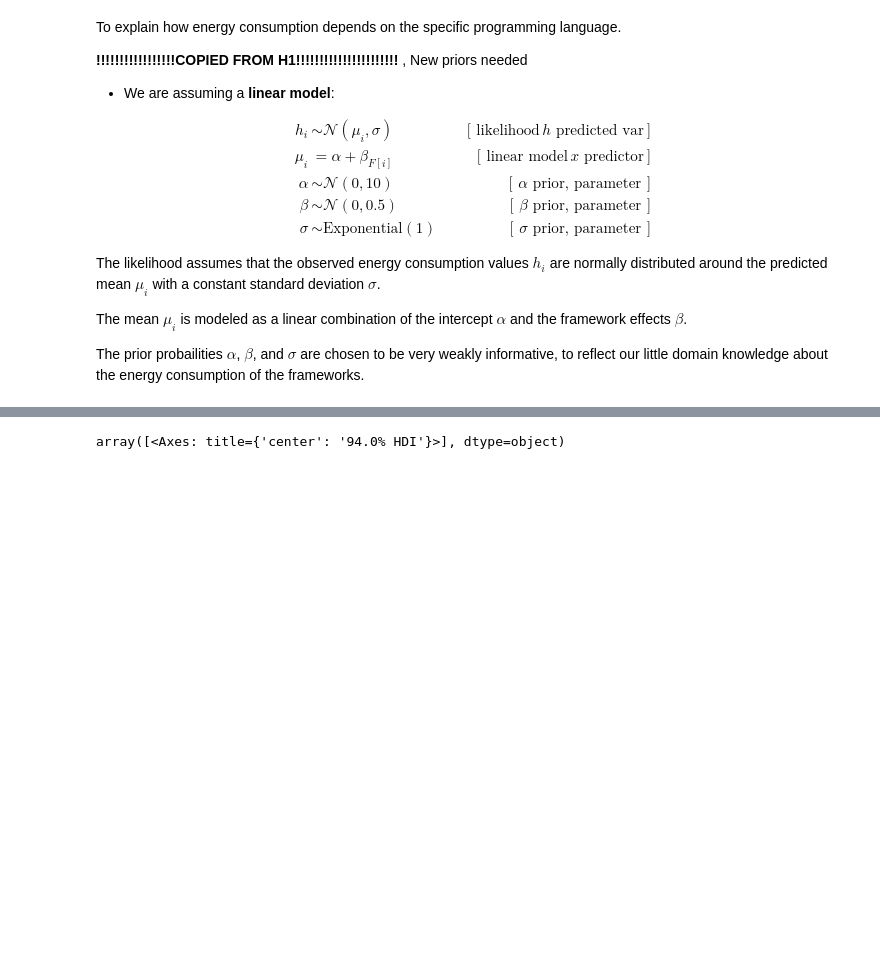
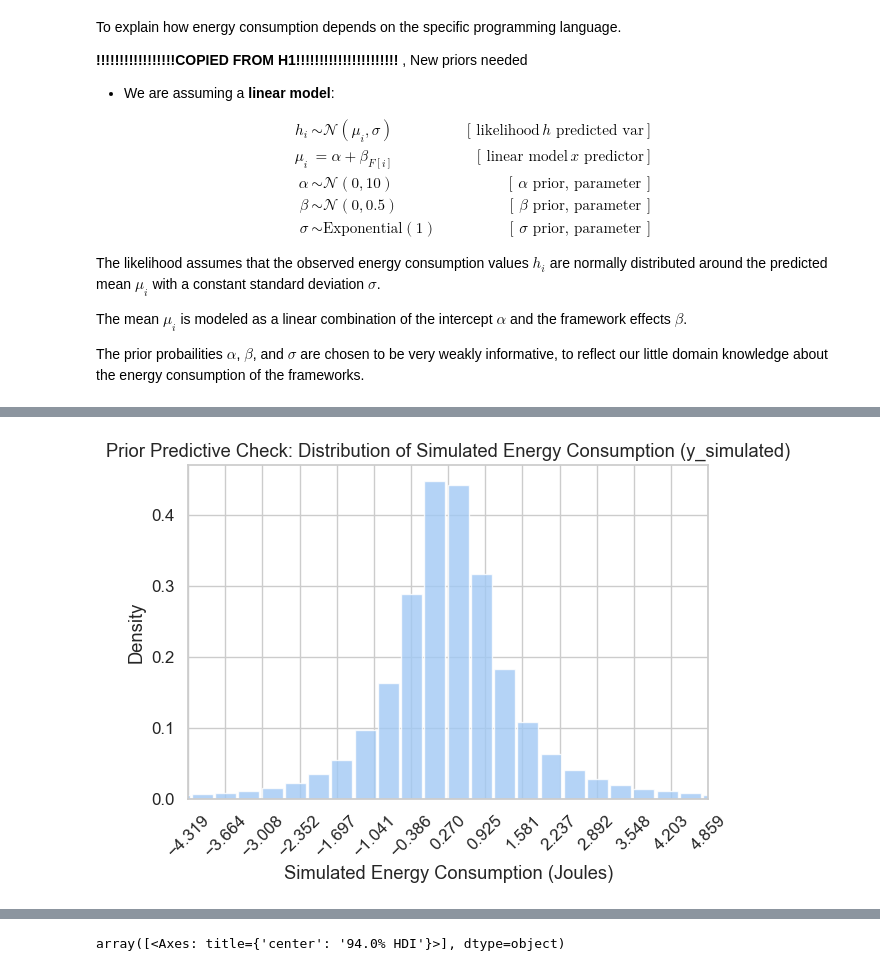
Before and after one commit to sanderengel/prpro_exam_2025, a Jupyter notebook: main-question.ipynb, the cells around one changed output, grey strips where cells are left out. Cells and saved outputs as stored; diff of their text form; code cells hidden in the pictures; blank space fills up the shorter version.

Commit message:
updated priors and predictive chekcs

```diff
--- a/main-question.ipynb
+++ b/main-question.ipynb
@@ -459,0 +475,94 @@ Prior probabilities reasoning:
+# %%
+# Number of beta coefficients (number of non-baseline frameworks)
+# This assumes 'X' is the DataFrame of dummy variables
+num_framework_betas = X.shape[1]
+
+# Define the model for prior predictive checks
+with pm.Model() as model_h1_prior_pred:
+    # Priors as specified in markdown cell 624665df
+    alpha = pm.Normal("alpha", mu = .3, sigma = .5)
+    betas = pm.Normal("betas", mu = 0, sigma = .2, shape=num_framework_betas)
+    sigma = pm.Exponential("sigma", lam = 1)
+
+    # Deterministic mu for inspection
+    mu_deterministic = pm.Deterministic("mu_values", alpha + pm.math.dot(X.values, betas))
+
+    # Likelihood for prior predictive sampling
+    y_simulated = pm.Normal("y_simulated", mu=mu_deterministic, sigma=sigma, shape=y.shape[0])
+
+    # Sample from the prior predictive distribution
+    prior_pred_samples_h1 = pm.sample_prior_predictive(samples = 500, random_seed = 42)
+
+
+# Plot the prior predictive distribution for simulated energy consumption (y_simulated)
+print("Plotting Prior Predictive Distribution for y_simulated (Energy Consumption):")
+simulated_y = prior_pred_samples_h1.prior["y_simulated"].stack(samples=("chain", "draw")).values # Stack simulated values
+az.plot_dist(simulated_y, kind = "hist", hist_kwargs = {'alpha': .8, 'bins': 100}) # Plot using ArviZ
+plt.xlabel("Simulated Energy Consumption (Joules)")
+plt.ylabel("Density")
+plt.title("Prior Predictive Check: Distribution of Simulated Energy Consumption (y_simulated)")
+x_llimit, x_ulimit = np.quantile(simulated_y, 0.01), np.quantile(simulated_y, 0.99)
+plt.xlim(x_llimit, x_ulimit) # Set x-axis limits to 5% and 95% quantiles
+plt.xticks(np.linspace(x_llimit, x_ulimit, num = 15), rotation = 45)
+plt.tight_layout()
+plt.show()
+
+# Plotting the prior predictive distribution for mu_values
+print("\nPlotting Prior Predictive Distribution for mu_values (Mean Energy Consumption):")
+mu_values = prior_pred_samples_h1.prior["mu_values"].stack(samples=("chain", "draw"))
+az.plot_dist(mu_values, kind="hist", hist_kwargs={'alpha': .8, 'bins': 50})
+plt.xlabel("Simulated Mean Energy Consumption (Joules)")
+plt.ylabel("Density")
+plt.title("Prior Predictive Check: Distribution of Simulated Mean Energy (mu_values)")
+x_min, x_max = np.min(mu_values), np.max(mu_values)
+x_ticks = np.linspace(x_min, x_max, num = 15)
+plt.xticks(x_ticks, rotation = 45)
+plt.tight_layout()
+plt.show()
+
+# Plotting the distributions of the priors themselves for alpha, betas, and sigma
+print("\nPlotting Prior Distributions for Parameters:")
+fig, axes = plt.subplots(1, 3, figsize = (18, 5))
+
+# Alphas
+alpha_values = prior_pred_samples_h1.prior["alpha"].stack(samples=("chain", "draw"))
+az.plot_dist(alpha_values, ax = axes[0], label = "alpha", kind = "hist", hist_kwargs = {'alpha': .8, 'bins': 30})
+x_ticks = np.linspace(np.min(alpha_values), np.max(alpha_values), num = 15)
+axes[0].set_xticks(x_ticks)
+axes[0].set_xticklabels(np.round(x_ticks, 2), rotation = 45)
+axes[0].set_title("Prior Distribution for alpha (Baseline Energy)")
+axes[0].set_xlabel("Value")
+axes[0].set_ylabel("Density")
+
+# Betas
+beta_values = prior_pred_samples_h1.prior["betas"].stack(samples = ("chain", "draw"))
+az.plot_dist(beta_values, ax = axes[1], label = "betas", kind = "hist", hist_kwargs = {'alpha': .8, 'bins': 30})
+x_ticks = np.linspace(np.min(beta_values), np.max(beta_values), num = 15)
+axes[1].set_xticks(x_ticks)
+axes[1].set_xticklabels(np.round(x_ticks, 2), rotation = 45)
+axes[1].set_title("Prior Distribution for betas (Framework Effects)")
+axes[1].set_xlabel("Value")
+axes[1].set_ylabel("Density")
+
+# Sigmas
+sigma_values = prior_pred_samples_h1.prior["sigma"].stack(samples = ("chain", "draw"))
+az.plot_dist(sigma_values, ax = axes[2], label = "sigma", kind = "hist", hist_kwargs = {'alpha': .8, 'bins': 30})
+x_ticks = np.linspace(np.min(sigma_values), np.max(sigma_values), num = 15)
+axes[2].set_xticks(x_ticks)
+axes[2].set_xticklabels(np.round(x_ticks, 2), rotation = 45)
+axes[2].set_title("Prior Distribution for sigma (Residual SD)")
+axes[2].set_xlabel("Value")
+axes[2].set_ylabel("Density")
+
+plt.tight_layout()
+plt.show()
+
+# Check for negative energy values
+simulated_y_flat = prior_pred_samples_h1.prior["y_simulated"].stack(samples=("chain", "draw")).values
+negative_y_percentage = np.mean(simulated_y_flat < 0) * 100
+print(f"\nPercentage of simulated energy consumption values (y_simulated) < 0: {negative_y_percentage:.2f}%")
+
+simulated_mu_flat = prior_pred_samples_h1.prior["mu_values"].stack(samples=("chain", "draw")).values
+negative_mu_percentage = np.mean(simulated_mu_flat < 0) * 100
+print(f"Percentage of simulated mean energy values (mu_values) < 0: {negative_mu_percentage:.2f}%")
+# %% [output]
@@ -459,0 +571 @@ Prior probabilities reasoning:
+[figure, added]
```
Also changed, not shown: parts of 19 cells of this notebook.
